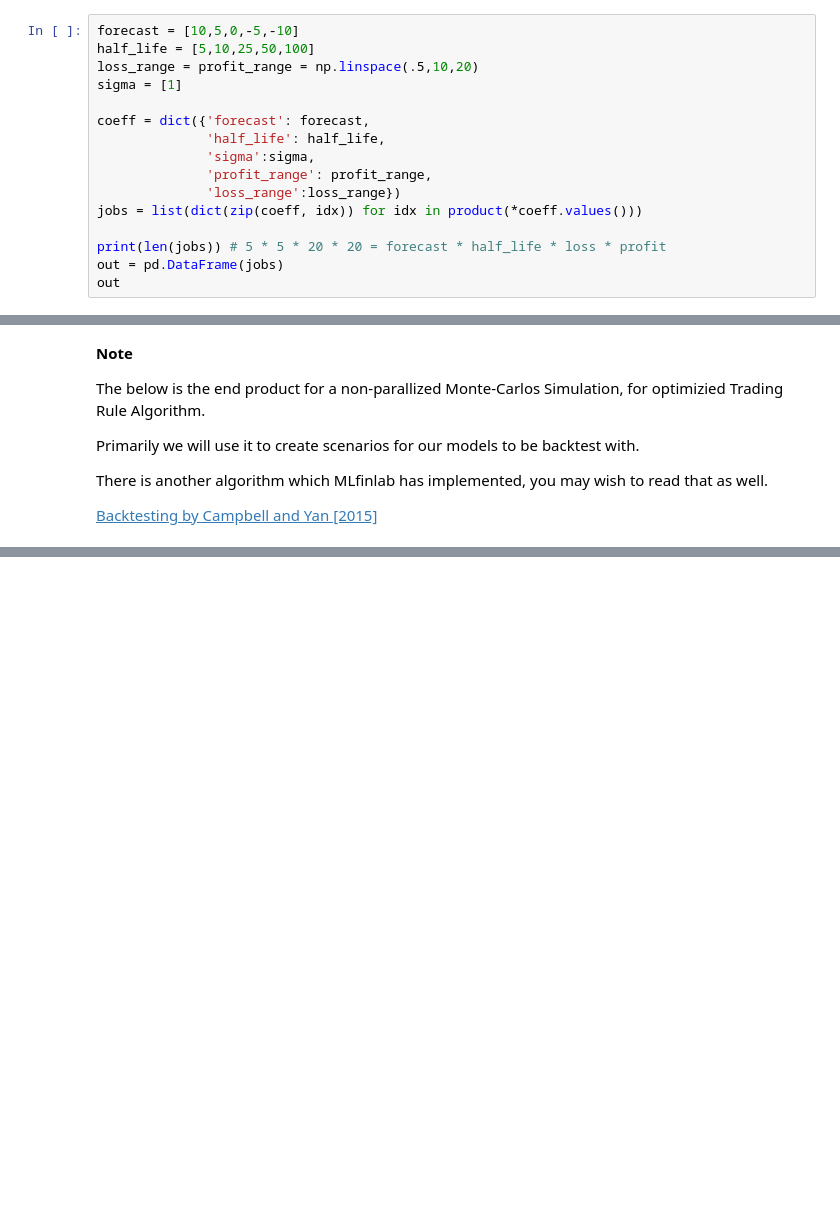
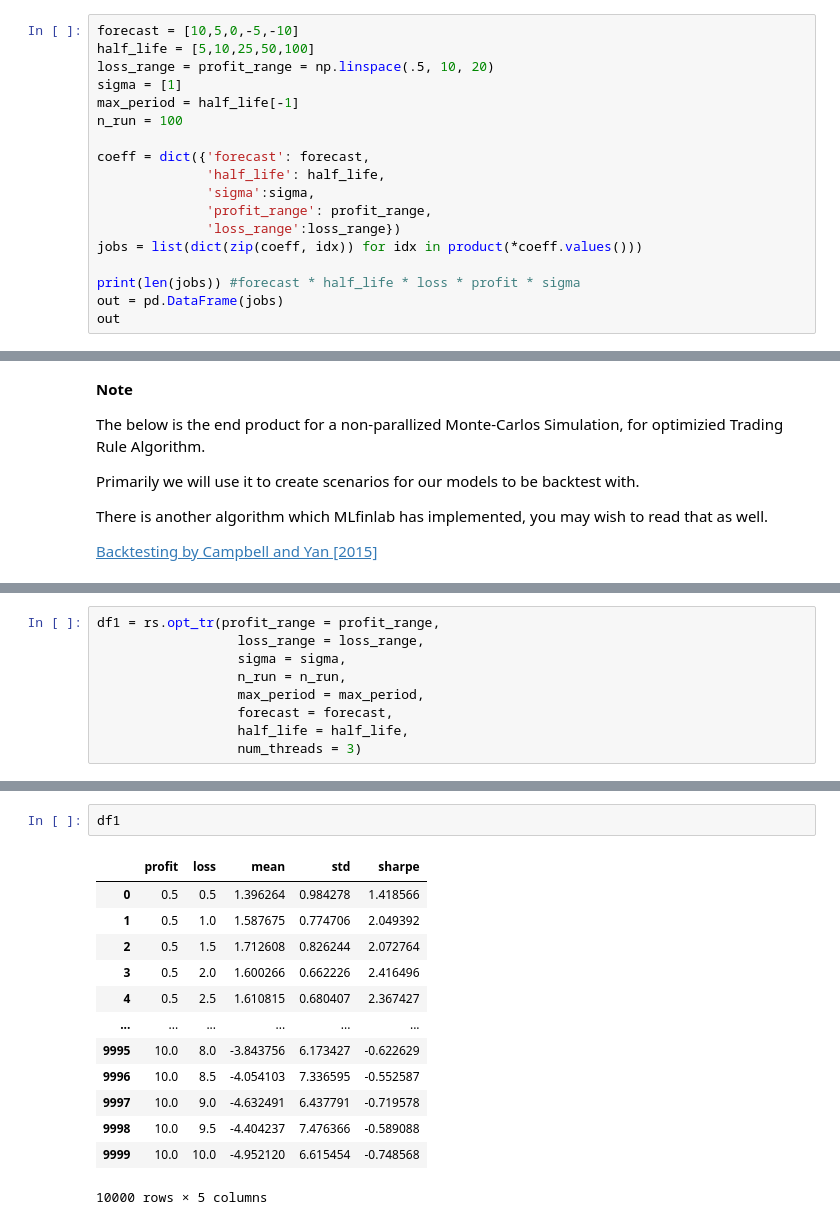
Before and after one commit to boyboi86/AFML, a Jupyter notebook: AFML 13.1.ipynb, the cells around one changed output, grey strips where cells are left out. Saved outputs shown, nothing was run; the diff lists cells and outputs as text; blank space fills up the shorter version.

```diff
--- a/AFML 13.1.ipynb
+++ b/AFML 13.1.ipynb
@@ -75,8 +74,10 @@ Given the parameters below. It should look like the below.
 # %%
 forecast = [10,5,0,-5,-10]
 half_life = [5,10,25,50,100]
-loss_range = profit_range = np.linspace(.5,10,20)
+loss_range = profit_range = np.linspace(.5, 10, 20)
 sigma = [1]
+max_period = half_life[-1]
+n_run = 100
 
 coeff = dict({'forecast': forecast,
               'half_life': half_life,
@@ -85,7 +86,7 @@ coeff = dict({'forecast': forecast,
               'loss_range':loss_range})
 jobs = list(dict(zip(coeff, idx)) for idx in product(*coeff.values()))
 
-print(len(jobs)) # 5 * 5 * 20 * 20 = forecast * half_life * loss * profit
+print(len(jobs)) #forecast * half_life * loss * profit * sigma
 out = pd.DataFrame(jobs)
 out
 # %% [output]
@@ -238,0 +245,9 @@ len(df)
+# %%
+df1 = rs.opt_tr(profit_range = profit_range,
+                  loss_range = loss_range,
+                  sigma = sigma,
+                  n_run = n_run,
+                  max_period = max_period,
+                  forecast = forecast,
+                  half_life = half_life,
+                  num_threads = 3)
@@ -238,0 +306,16 @@ len(df)
+# %%
+df1
+# %% [output]
+|  | profit | loss | mean | std | sharpe |
+| 0 | 0.5 | 0.5 | 1.396264 | 0.984278 | 1.418566 |
+| 1 | 0.5 | 1.0 | 1.587675 | 0.774706 | 2.049392 |
+| 2 | 0.5 | 1.5 | 1.712608 | 0.826244 | 2.072764 |
+| 3 | 0.5 | 2.0 | 1.600266 | 0.662226 | 2.416496 |
+| 4 | 0.5 | 2.5 | 1.610815 | 0.680407 | 2.367427 |
+| ... | ... | ... | ... | ... | ... |
+| 9995 | 10.0 | 8.0 | -3.843756 | 6.173427 | -0.622629 |
+| 9996 | 10.0 | 8.5 | -4.054103 | 7.336595 | -0.552587 |
+| 9997 | 10.0 | 9.0 | -4.632491 | 6.437791 | -0.719578 |
+| 9998 | 10.0 | 9.5 | -4.404237 | 7.476366 | -0.589088 |
+| 9999 | 10.0 | 10.0 | -4.952120 | 6.615454 | -0.748568 |
+10000 rows × 5 columns
```
Also changed, not shown: parts of 9 cells of this notebook.
